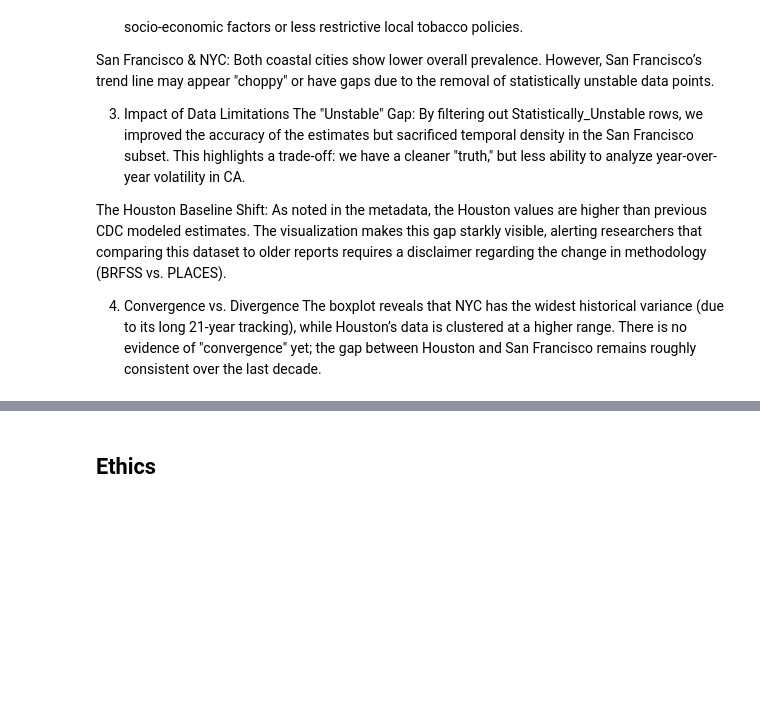
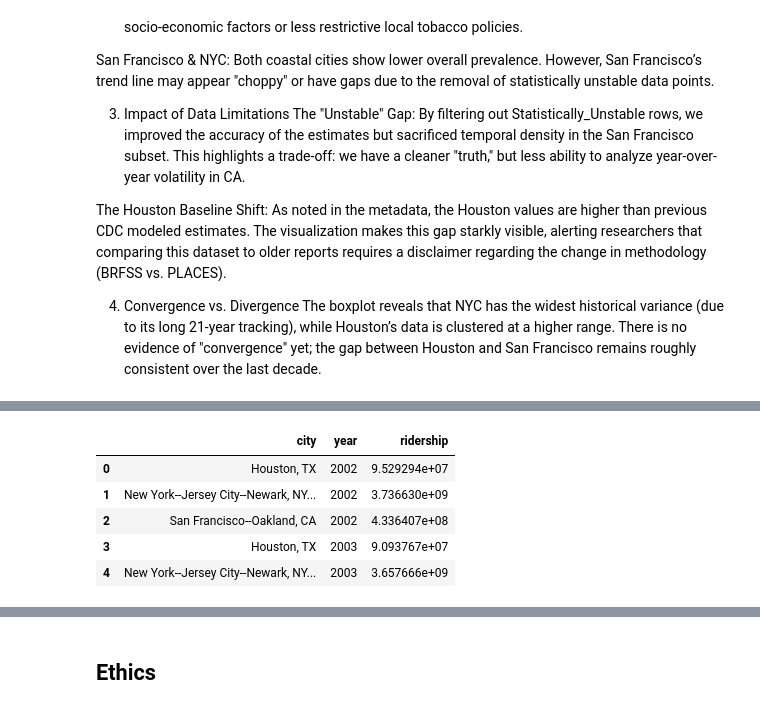
Before and after one commit to COGS108/Group026_WI26, a Jupyter notebook: 02-EDACheckpoint.ipynb, the cells around one changed output, grey strips where cells are left out. Cells and saved outputs as stored; diff of their text form; code cells hidden in the pictures; blank space fills up the shorter version.

```diff
--- a/02-EDACheckpoint.ipynb
+++ b/02-EDACheckpoint.ipynb
@@ -1580,0 +1593,11 @@ The boxplot reveals that NYC has the widest historical variance (due to its long
+# %%
+ridership = pd.read_csv("data/01-interim/ridership.csv")
+
+ridership.head()
+# %% [output]
+|  | city | year | ridership |
+| 0 | Houston, TX | 2002 | 9.529294e+07 |
+| 1 | New York--Jersey City--Newark, NY... | 2002 | 3.736630e+09 |
+| 2 | San Francisco--Oakland, CA | 2002 | 4.336407e+08 |
+| 3 | Houston, TX | 2003 | 9.093767e+07 |
+| 4 | New York--Jersey City--Newark, NY... | 2003 | 3.657666e+09 |
```
Also changed, not shown: parts of 22 cells of this notebook.
